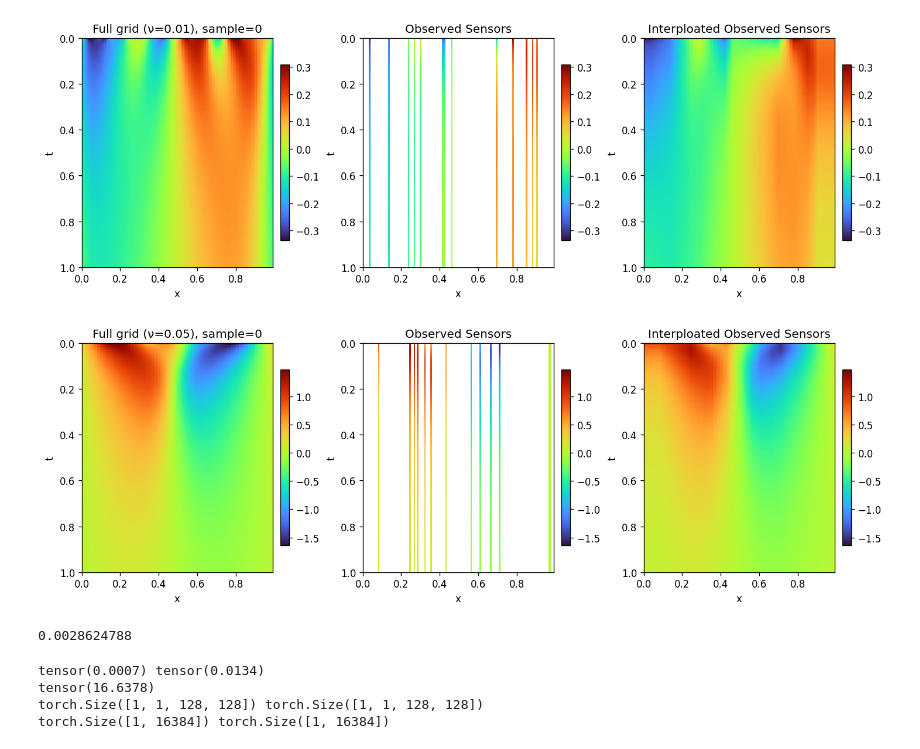
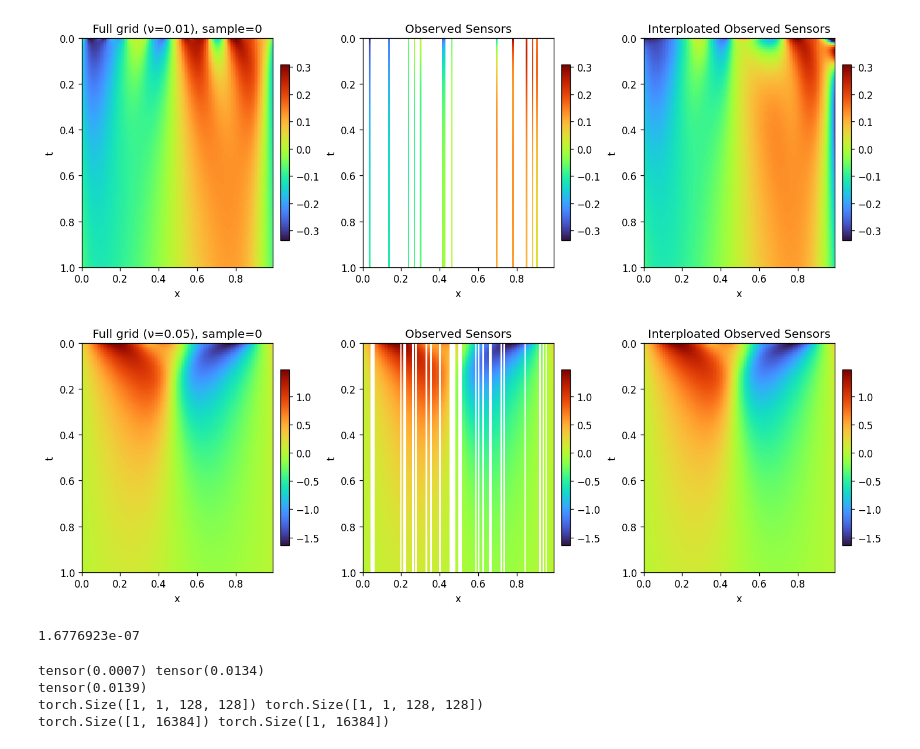
Before and after one commit to DohyunBu/PICSB, a Jupyter notebook: train_BU.ipynb, the cells around one changed output. Drawn from its saved outputs; the diff is of its cells as text; code cells hidden in the pictures.

```diff
--- a/train_BU.ipynb
+++ b/train_BU.ipynb
@@ -25,42 +25,42 @@ torch.backends.cudnn.benchmark = False
 # %%
 high_resol_coef = 0.01
 low_resol_coef = 0.05
 
 data1 = generate_dataset(
     n_samples=1,
     nu=high_resol_coef,
     Nx=128,
     Nt=128,
     T=1.0,
     L=1.0,
     grf_type="periodic",
     n_sensors=13,
     fixed_sensors=True,
     seed=0,
 )
 data2 = generate_dataset(
     n_samples=1,
     nu=low_resol_coef,
     Nx=128,
     Nt=128,
     T=1.0,
     L=1.0,
     grf_type="periodic",
-    n_sensors=13,
+    n_sensors=100,
     fixed_sensors=True,
     seed=20,
 )
-data1 = fill_missing_with_linear_interp(data1)
-data2 = fill_missing_with_linear_interp(data2)
+data1 = fill_missing_with_cubic_interp(data1)
+data2 = fill_missing_with_cubic_interp(data2)
 plot_full_and_observed_heatmaps(data1, sample_idx=0)
 plot_full_and_observed_heatmaps(data2, sample_idx=0)
 # %% [output]
-[figure, old version]
+[figure, new version]
-[figure, old version]
+[figure, new version]
 # %%
 ((np.abs(data2['U_full'] - data2['U_filled']))**2).mean()
 # %% [output]
-0.0028624788
+1.6776923e-07
 # %%
 WA, WB, starts = make_paired_time_window_dataset(
     data1, # full grid 줄 친구
@@ -87,7 +87,7 @@ print(WA_scaled.shape, WB_scaled.shape)
 # WB *= 10
 # %% [output]
 tensor(0.0007) tensor(0.0134)
-tensor(16.6378)
+tensor(0.0139)
 torch.Size([1, 1, 128, 128]) torch.Size([1, 1, 128, 128])
 torch.Size([1, 16384]) torch.Size([1, 16384])
 # %%
```
Also changed, not shown: parts of 5 cells of this notebook, 2 other files.
